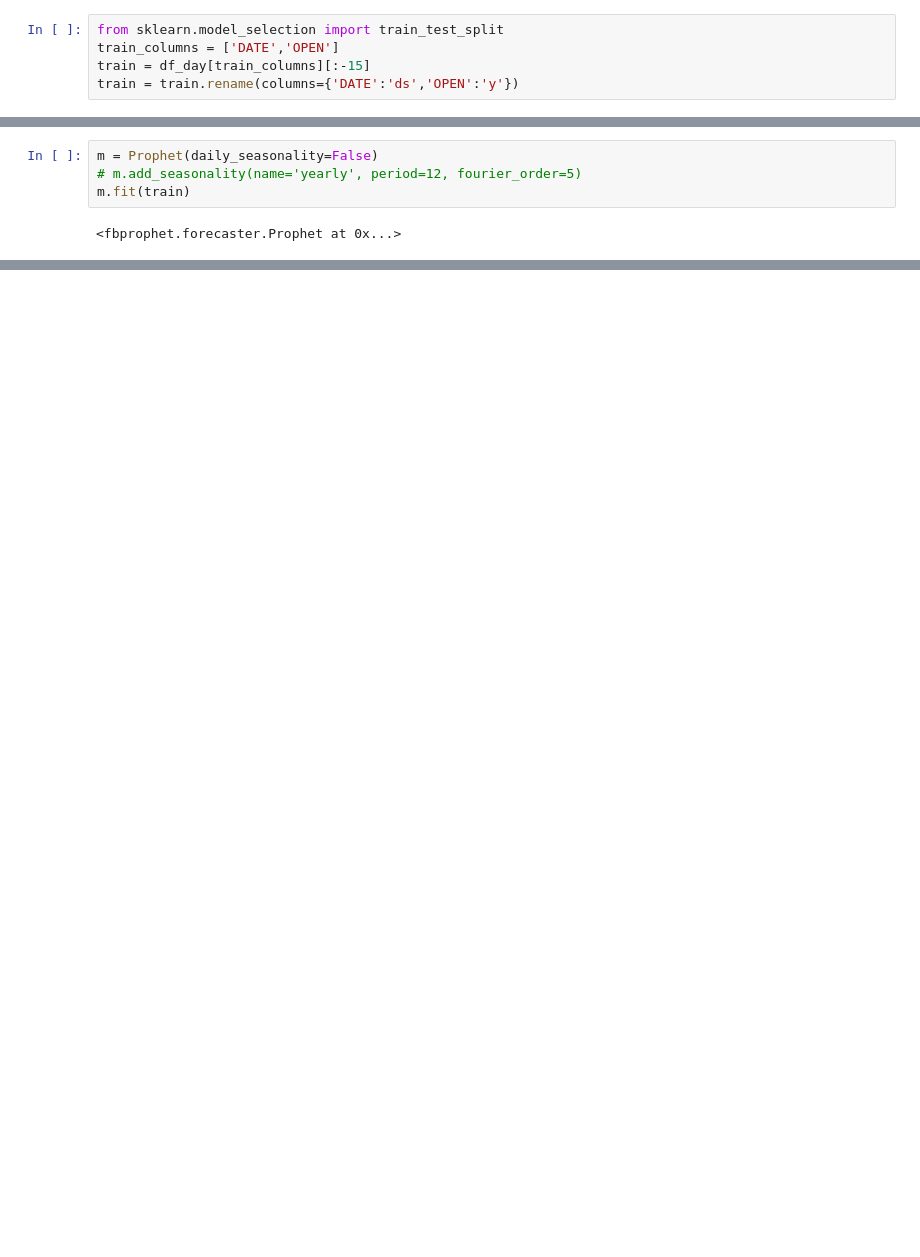
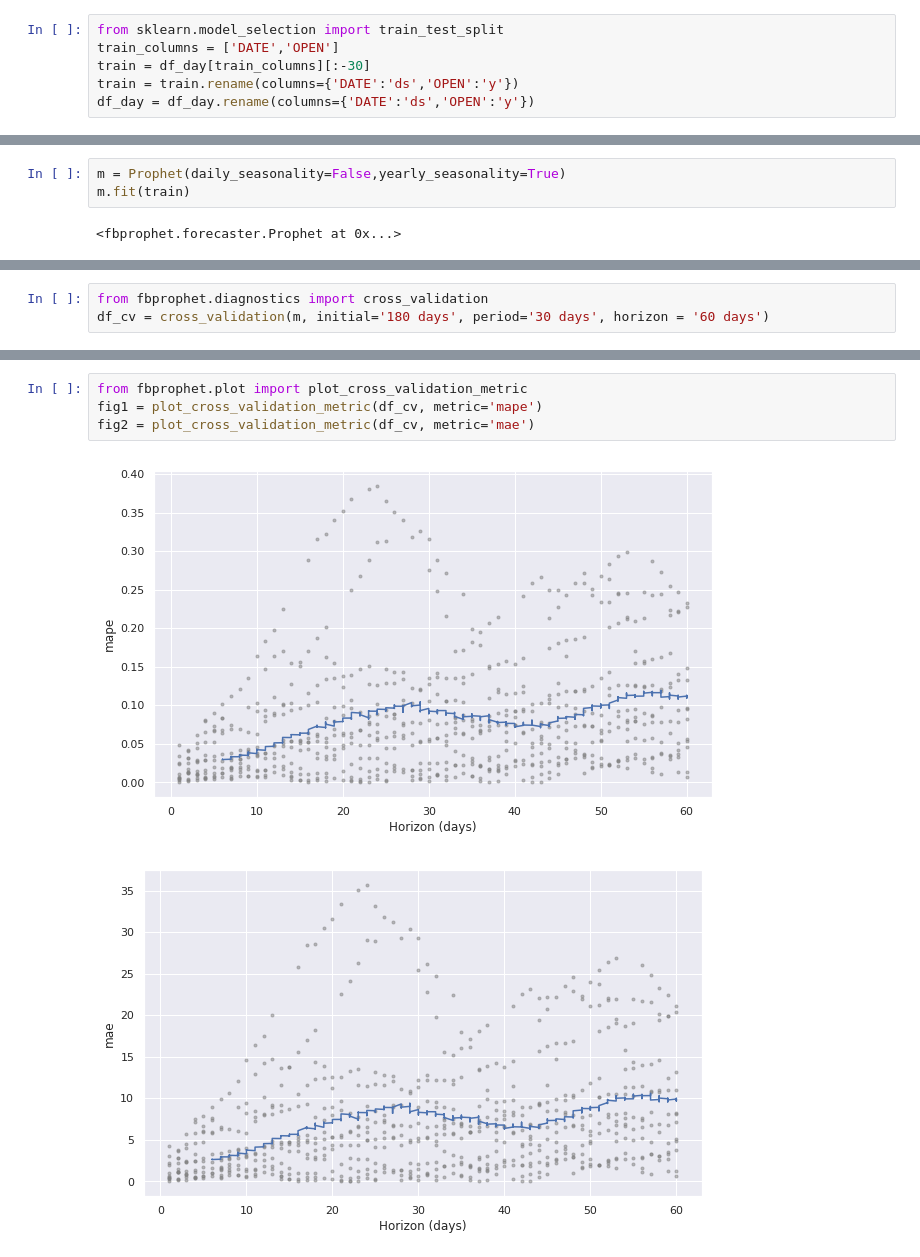
Before and after one commit to profMsaif/news-rubles, a Jupyter notebook: testing-prophet-for-time-series-prediction.ipynb, the cells around one changed output, grey strips where cells are left out. Cells and saved outputs as stored; diff of their text form; blank space fills up the shorter version.

Commit message:
Kaggle Notebook | Testing Prophet for Time Series Prediction | Version 6

```diff
--- a/testing-prophet-for-time-series-prediction.ipynb
+++ b/testing-prophet-for-time-series-prediction.ipynb
@@ -75,5 +75,6 @@ df_day.head()
 # %%
 from sklearn.model_selection import train_test_split
 train_columns = ['DATE','OPEN']
-train = df_day[train_columns][:-15]
+train = df_day[train_columns][:-30]
 train = train.rename(columns={'DATE':'ds','OPEN':'y'})
+df_day = df_day.rename(columns={'DATE':'ds','OPEN':'y'})
@@ -94,6 +83,5 @@ train.tail(10)
 # %%
-m = Prophet(daily_seasonality=False)
-# m.add_seasonality(name='yearly', period=12, fourier_order=5)
+m = Prophet(daily_seasonality=False,yearly_seasonality=True)
 m.fit(train)
 # %% [output]
 <fbprophet.forecaster.Prophet at 0x...>
@@ -140,0 +104,3 @@ fig_decompose = m.plot_components(forecast)
+# %%
+from fbprophet.diagnostics import cross_validation
+df_cv = cross_validation(m, initial='180 days', period='30 days', horizon = '60 days')
@@ -140,0 +119,7 @@ fig_decompose = m.plot_components(forecast)
+# %%
+from fbprophet.plot import plot_cross_validation_metric
+fig1 = plot_cross_validation_metric(df_cv, metric='mape')
+fig2 = plot_cross_validation_metric(df_cv, metric='mae')
+# %% [output]
+[figure, added]
+[figure, added]
```
Also changed, not shown: parts of 14 cells of this notebook.
